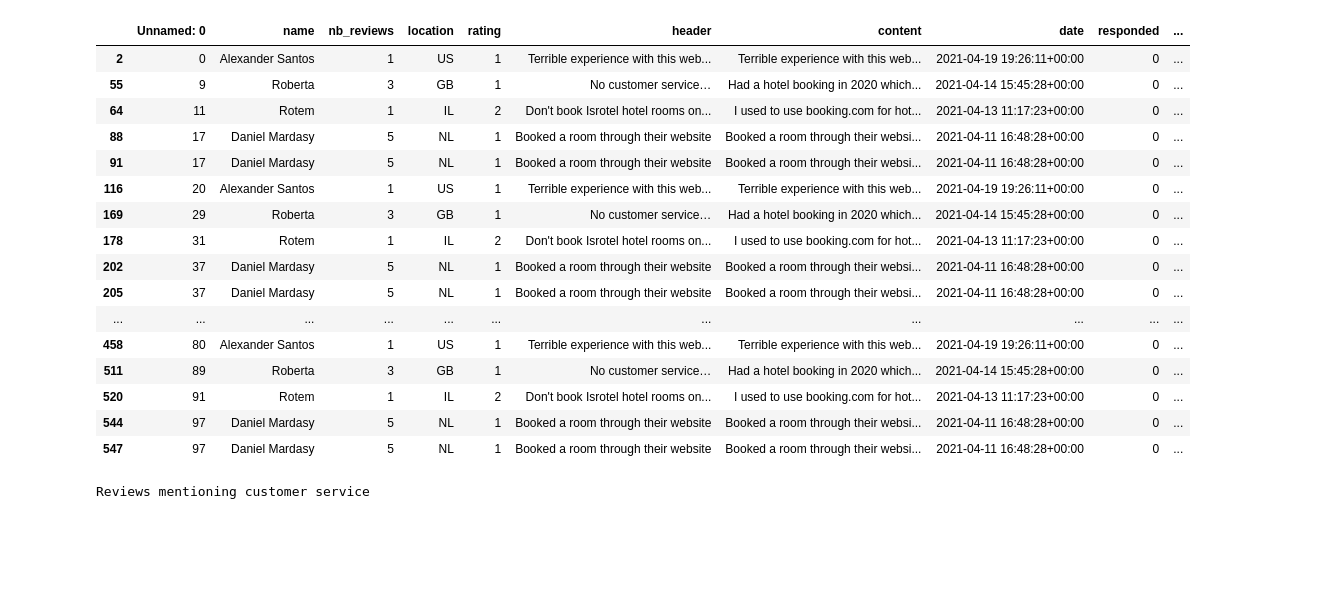
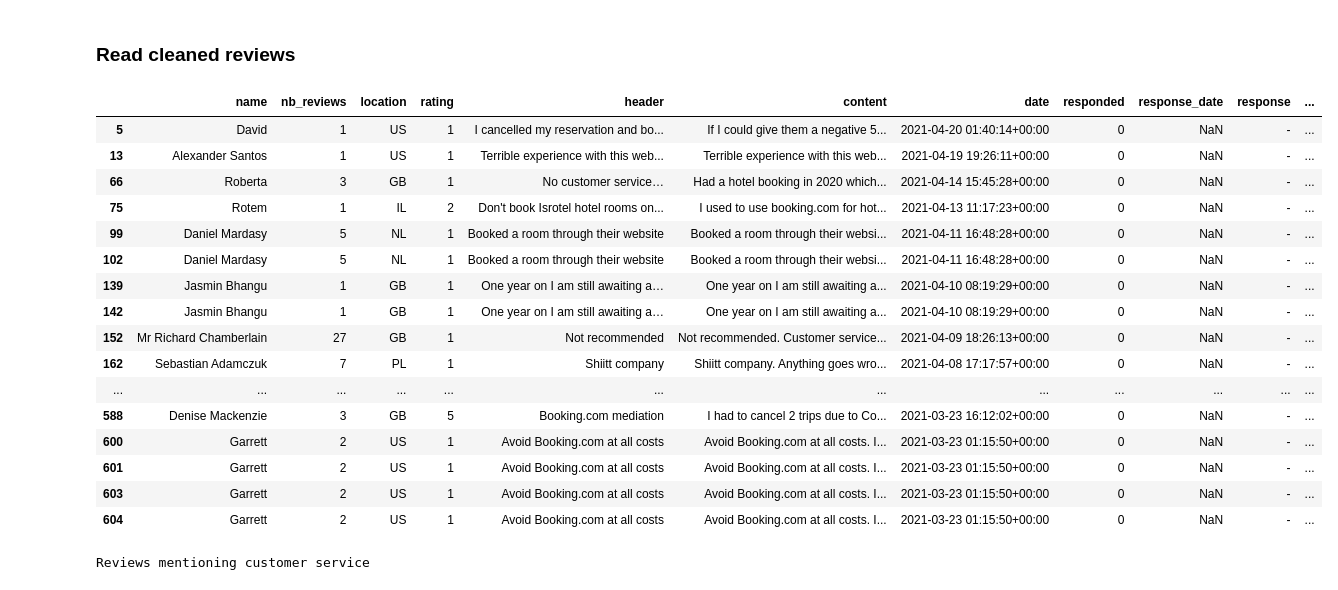
Before and after one commit to quantile-development/trustpilot-sentiment, a Jupyter notebook: Aspect Based Sentiment Analysis.ipynb, the cells around one changed output. Drawn from its saved outputs; the diff is of its cells as text; code cells hidden in the pictures; blank space fills up the shorter version.

```diff
--- a/Aspect Based Sentiment Analysis.ipynb
+++ b/Aspect Based Sentiment Analysis.ipynb
@@ -56,21 +26,27 @@ combined.to_csv('combined_reviews_eng_CLEAN.csv')
+# %% [markdown]
+### Read cleaned reviews
+# %%
+df = pd.read_csv('combined_reviews_eng_CLEAN.csv')
+# %%
+df = df.drop(['Unnamed: 0', 'Unnamed: 0.1'], axis=1)
 # %%
-combined[(combined['company'] == 'booking.com') & (
-    combined['sentences'].str.contains('service'))]
+df[(df['company'] == 'booking.com') & (
+    df['sentences'].str.contains('service'))]
 # %% [output]
-|  | Unnamed: 0 | name | nb_reviews | location | rating | header | content | date | responded | ... |
-| 2 | 0 | Alexander Santos | 1 | US | 1 | Terrible experience with this web... | Terrible experience with this web... | 2021-04-19 19:26:11+00:00 | 0 | ... |
-| 55 | 9 | Roberta | 3 | GB | 1 | No customer service… | Had a hotel booking in 2020 which... | 2021-04-14 15:45:28+00:00 | 0 | ... |
-| 64 | 11 | Rotem | 1 | IL | 2 | Don't book Isrotel hotel rooms on... | I used to use booking.com for hot... | 2021-04-13 11:17:23+00:00 | 0 | ... |
-| 88 | 17 | Daniel Mardasy | 5 | NL | 1 | Booked a room through their website | Booked a room through their websi... | 2021-04-11 16:48:28+00:00 | 0 | ... |
-| 91 | 17 | Daniel Mardasy | 5 | NL | 1 | Booked a room through their website | Booked a room through their websi... | 2021-04-11 16:48:28+00:00 | 0 | ... |
-| 116 | 20 | Alexander Santos | 1 | US | 1 | Terrible experience with this web... | Terrible experience with this web... | 2021-04-19 19:26:11+00:00 | 0 | ... |
-| 169 | 29 | Roberta | 3 | GB | 1 | No customer service… | Had a hotel booking in 2020 which... | 2021-04-14 15:45:28+00:00 | 0 | ... |
-| 178 | 31 | Rotem | 1 | IL | 2 | Don't book Isrotel hotel rooms on... | I used to use booking.com for hot... | 2021-04-13 11:17:23+00:00 | 0 | ... |
-| 202 | 37 | Daniel Mardasy | 5 | NL | 1 | Booked a room through their website | Booked a room through their websi... | 2021-04-11 16:48:28+00:00 | 0 | ... |
-| 205 | 37 | Daniel Mardasy | 5 | NL | 1 | Booked a room through their website | Booked a room through their websi... | 2021-04-11 16:48:28+00:00 | 0 | ... |
-| ... | ... | ... | ... | ... | ... | ... | ... | ... | ... | ... |
-| 458 | 80 | Alexander Santos | 1 | US | 1 | Terrible experience with this web... | Terrible experience with this web... | 2021-04-19 19:26:11+00:00 | 0 | ... |
-| 511 | 89 | Roberta | 3 | GB | 1 | No customer service… | Had a hotel booking in 2020 which... | 2021-04-14 15:45:28+00:00 | 0 | ... |
-| 520 | 91 | Rotem | 1 | IL | 2 | Don't book Isrotel hotel rooms on... | I used to use booking.com for hot... | 2021-04-13 11:17:23+00:00 | 0 | ... |
-| 544 | 97 | Daniel Mardasy | 5 | NL | 1 | Booked a room through their website | Booked a room through their websi... | 2021-04-11 16:48:28+00:00 | 0 | ... |
-| 547 | 97 | Daniel Mardasy | 5 | NL | 1 | Booked a room through their website | Booked a room through their websi... | 2021-04-11 16:48:28+00:00 | 0 | ... |
+|  | name | nb_reviews | location | rating | header | content | date | responded | response_date | response | ... |
+| 5 | David | 1 | US | 1 | I cancelled my reservation and bo... | If I could give them a negative 5... | 2021-04-20 01:40:14+00:00 | 0 | NaN | - | ... |
+| 13 | Alexander Santos | 1 | US | 1 | Terrible experience with this web... | Terrible experience with this web... | 2021-04-19 19:26:11+00:00 | 0 | NaN | - | ... |
+| 66 | Roberta | 3 | GB | 1 | No customer service… | Had a hotel booking in 2020 which... | 2021-04-14 15:45:28+00:00 | 0 | NaN | - | ... |
+| 75 | Rotem | 1 | IL | 2 | Don't book Isrotel hotel rooms on... | I used to use booking.com for hot... | 2021-04-13 11:17:23+00:00 | 0 | NaN | - | ... |
+| 99 | Daniel Mardasy | 5 | NL | 1 | Booked a room through their website | Booked a room through their websi... | 2021-04-11 16:48:28+00:00 | 0 | NaN | - | ... |
+| 102 | Daniel Mardasy | 5 | NL | 1 | Booked a room through their website | Booked a room through their websi... | 2021-04-11 16:48:28+00:00 | 0 | NaN | - | ... |
+| 139 | Jasmin Bhangu | 1 | GB | 1 | One year on I am still awaiting a… | One year on I am still awaiting a... | 2021-04-10 08:19:29+00:00 | 0 | NaN | - | ... |
+| 142 | Jasmin Bhangu | 1 | GB | 1 | One year on I am still awaiting a… | One year on I am still awaiting a... | 2021-04-10 08:19:29+00:00 | 0 | NaN | - | ... |
+| 152 | Mr Richard Chamberlain | 27 | GB | 1 | Not recommended | Not recommended. Customer service... | 2021-04-09 18:26:13+00:00 | 0 | NaN | - | ... |
+| 162 | Sebastian Adamczuk | 7 | PL | 1 | Shiitt company | Shiitt company. Anything goes wro... | 2021-04-08 17:17:57+00:00 | 0 | NaN | - | ... |
+| ... | ... | ... | ... | ... | ... | ... | ... | ... | ... | ... | ... |
+| 588 | Denise Mackenzie | 3 | GB | 5 | Booking.com mediation | I had to cancel 2 trips due to Co... | 2021-03-23 16:12:02+00:00 | 0 | NaN | - | ... |
+| 600 | Garrett | 2 | US | 1 | Avoid Booking.com at all costs | Avoid Booking.com at all costs. I... | 2021-03-23 01:15:50+00:00 | 0 | NaN | - | ... |
+| 601 | Garrett | 2 | US | 1 | Avoid Booking.com at all costs | Avoid Booking.com at all costs. I... | 2021-03-23 01:15:50+00:00 | 0 | NaN | - | ... |
+| 603 | Garrett | 2 | US | 1 | Avoid Booking.com at all costs | Avoid Booking.com at all costs. I... | 2021-03-23 01:15:50+00:00 | 0 | NaN | - | ... |
+| 604 | Garrett | 2 | US | 1 | Avoid Booking.com at all costs | Avoid Booking.com at all costs. I... | 2021-03-23 01:15:50+00:00 | 0 | NaN | - | ... |
```
Also changed, not shown: parts of 20 cells of this notebook.
